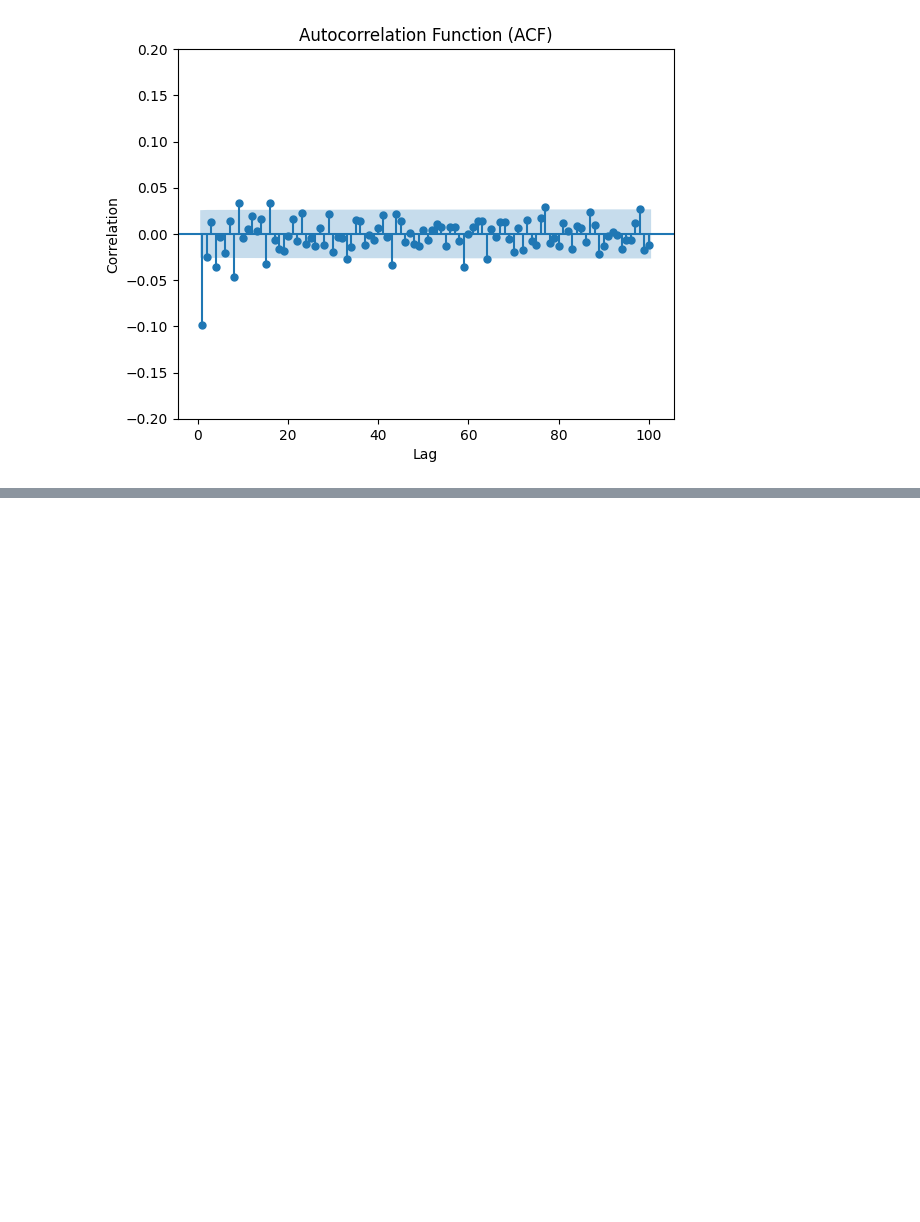
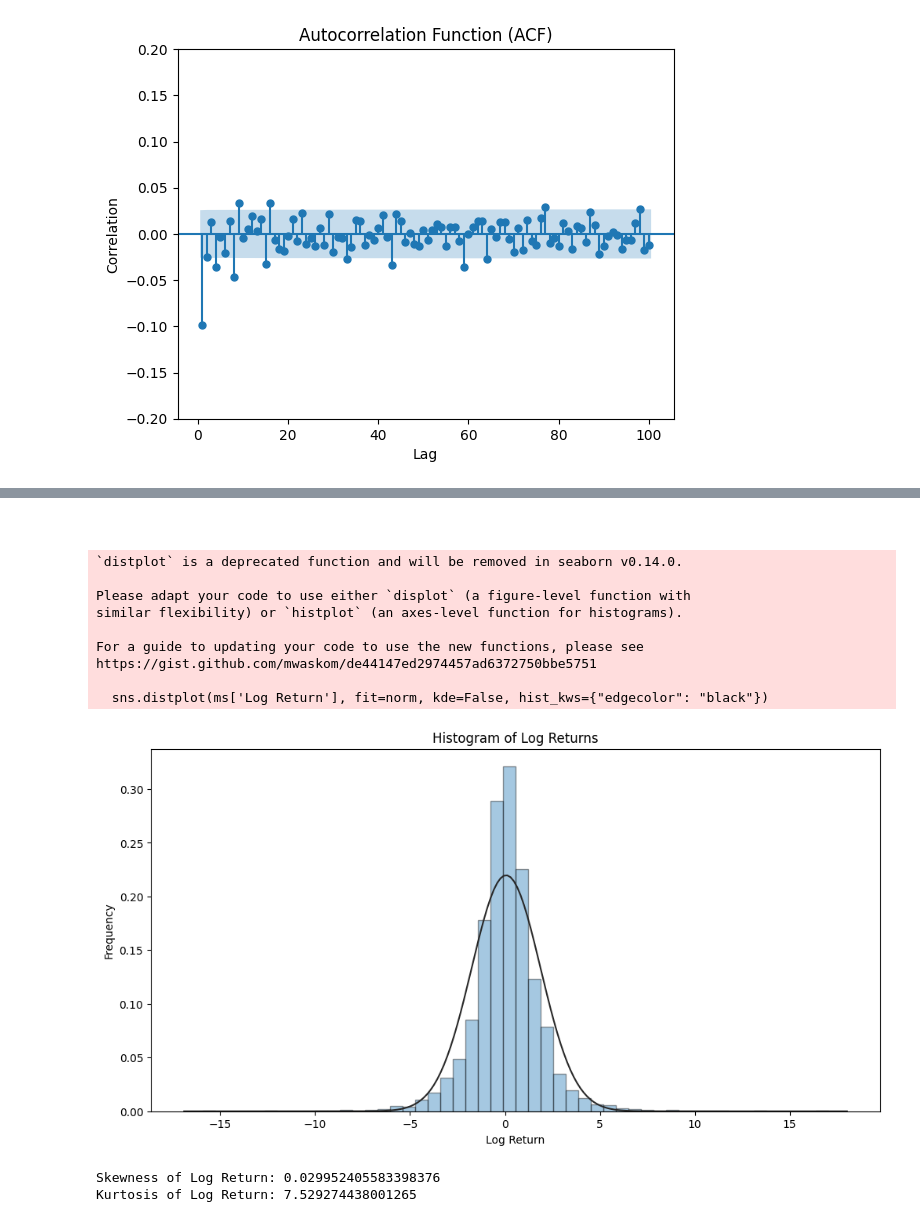
Before and after one commit to GrzegorzPus/Volatility-modeling-of-financial-instruments, a Jupyter notebook: Volatility modeling-Microsoft.ipynb, the cells around one changed output, grey strips where cells are left out. Drawn from its saved outputs; the diff is of its cells as text; code cells hidden in the pictures; blank space fills up the shorter version.

```diff
--- a/Volatility modeling-Microsoft.ipynb
+++ b/Volatility modeling-Microsoft.ipynb
@@ -130,0 +149,31 @@ ms.tail()
+# %% [markdown]
+<br>
+# %%
+from scipy.stats import norm
+
+plt.figure(figsize=(12, 6))
+sns.distplot(ms['Log Return'], fit=norm, kde=False, hist_kws={"edgecolor": "black"})
+plt.title('Histogram of Log Returns')
+plt.xlabel('Log Return')
+plt.ylabel('Frequency')
+
+plt.show()
+# %% [output]
+`distplot` is a deprecated function and will be removed in seaborn v0.14.0.
+
+Please adapt your code to use either `displot` (a figure-level function with
+similar flexibility) or `histplot` (an axes-level function for histograms).
+
+For a guide to updating your code to use the new functions, please see
+https://gist.github.com/mwaskom/de44147ed2974457ad6372750bbe5751
+
+  sns.distplot(ms['Log Return'], fit=norm, kde=False, hist_kws={"edgecolor": "black"})
+[figure, added]
+# %%
+from scipy.stats import kurtosis, skew
+
+print("Skewness of Log Return:", skew(ms['Log Return']))
+print("Kurtosis of Log Return:", kurtosis(ms['Log Return']))
+# %% [output]
+Skewness of Log Return: 0.029952405583398376
+Kurtosis of Log Return: 7.529274438001265
```
Also changed, not shown: parts of 28 cells of this notebook.
